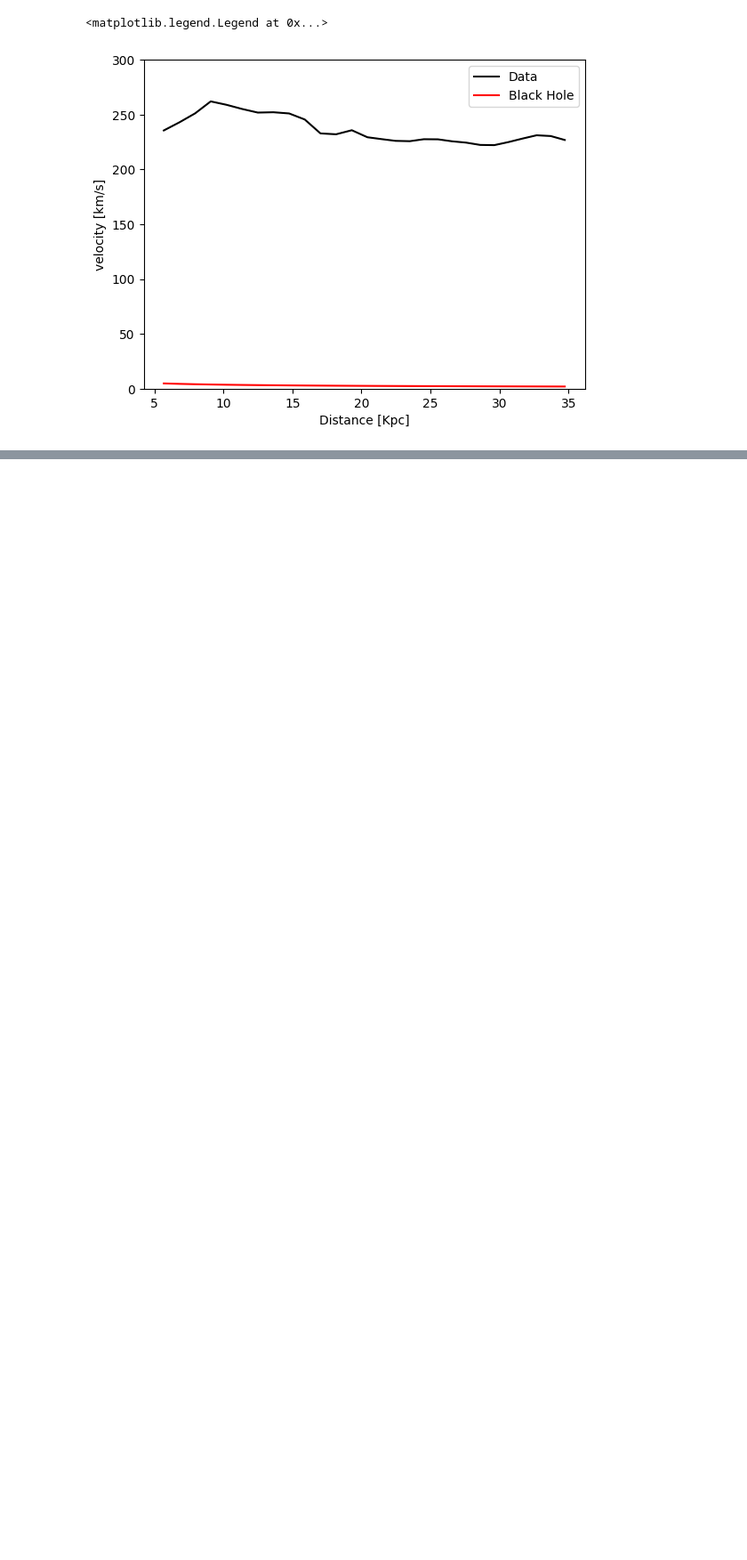
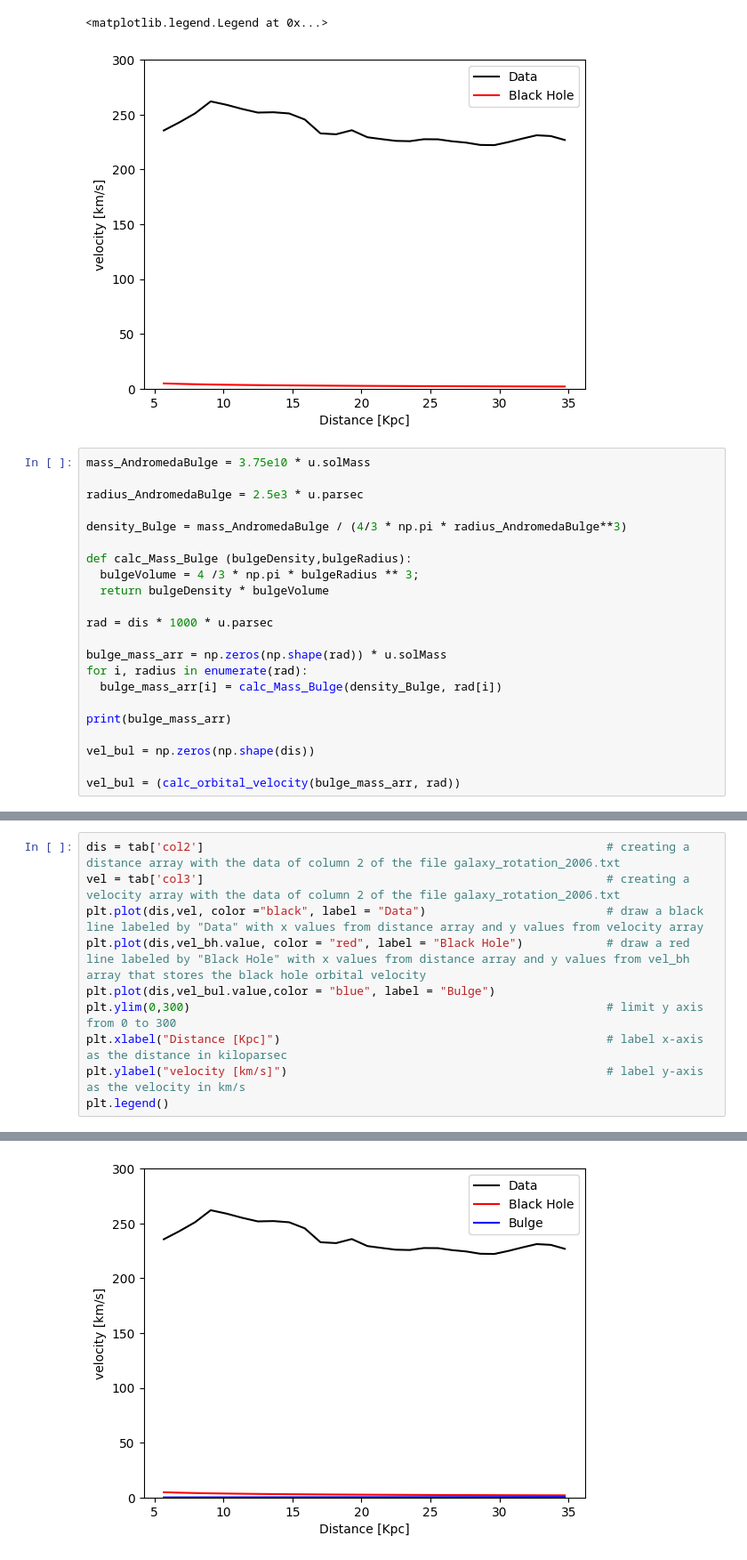
Before and after one commit to kAi3345/Astron, a Jupyter notebook: rotation_curve.ipynb, the cells around one changed output, grey strips where cells are left out. Shown at 89% size. Cells and saved outputs as stored; diff of their text form; blank space fills up the shorter version.

```diff
--- a/rotation_curve.ipynb
+++ b/rotation_curve.ipynb
@@ -105,3 +105,25 @@ plt.legend()
 # %% [output]
 <matplotlib.legend.Legend at 0x...>
 [figure]
+# %%
+mass_AndromedaBulge = 3.75e10 * u.solMass
+
+radius_AndromedaBulge = 2.5e3 * u.parsec
+
+density_Bulge = mass_AndromedaBulge / (4/3 * np.pi * radius_AndromedaBulge**3)
+
+def calc_Mass_Bulge (bulgeDensity,bulgeRadius):
+  bulgeVolume = 4 /3 * np.pi * bulgeRadius ** 3;
+  return bulgeDensity * bulgeVolume
+
+rad = dis * 1000 * u.parsec
+
+bulge_mass_arr = np.zeros(np.shape(rad)) * u.solMass
+for i, radius in enumerate(rad):
+  bulge_mass_arr[i] = calc_Mass_Bulge(density_Bulge, rad[i])
+
+print(bulge_mass_arr)
+
+vel_bul = np.zeros(np.shape(dis))
+
+vel_bul = (calc_orbital_velocity(bulge_mass_arr, rad))
@@ -107,0 +147,11 @@ plt.legend()
+# %%
+dis = tab['col2']                                                          # creating a distance array with the data of column 2 of the file galaxy_rotation_2006.txt
+vel = tab['col3']                                                          # creating a velocity array with the data of column 2 of the file galaxy_rotation_2006.txt
+plt.plot(dis,vel, color ="black", label = "Data")                          # draw a black line labeled by "Data" with x values from distance array and y values from velocity array
+plt.plot(dis,vel_bh.value, color = "red", label = "Black Hole")            # draw a red line labeled by "Black Hole" with x values from distance array and y values from vel_bh array that stores the black hole orbital velocity
+plt.plot(dis,vel_bul.value,color = "blue", label = "Bulge")
+plt.ylim(0,300)                                                            # limit y axis from 0 to 300
+plt.xlabel("Distance [Kpc]")                                               # label x-axis as the distance in kiloparsec
+plt.ylabel("velocity [km/s]")                                              # label y-axis as the velocity in km/s
+plt.legend()
+# %% [output]
@@ -107,0 +159 @@ plt.legend()
+[figure, added]
```
Also changed, not shown: parts of 3 cells of this notebook.
